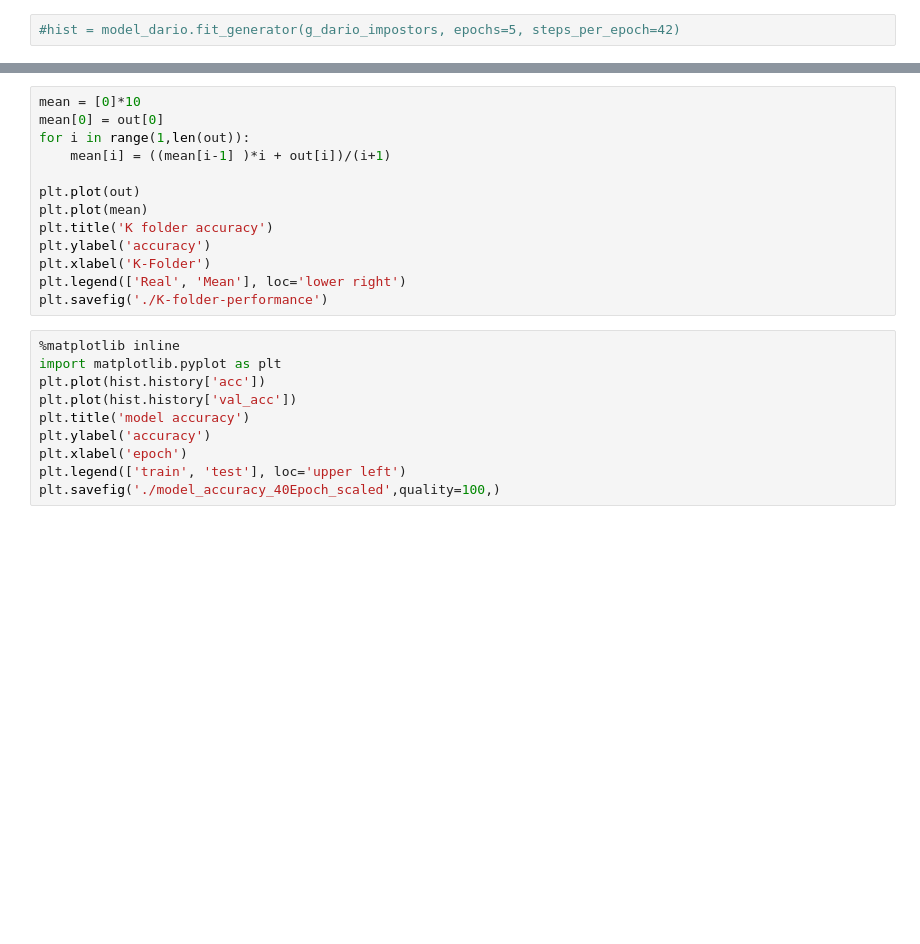
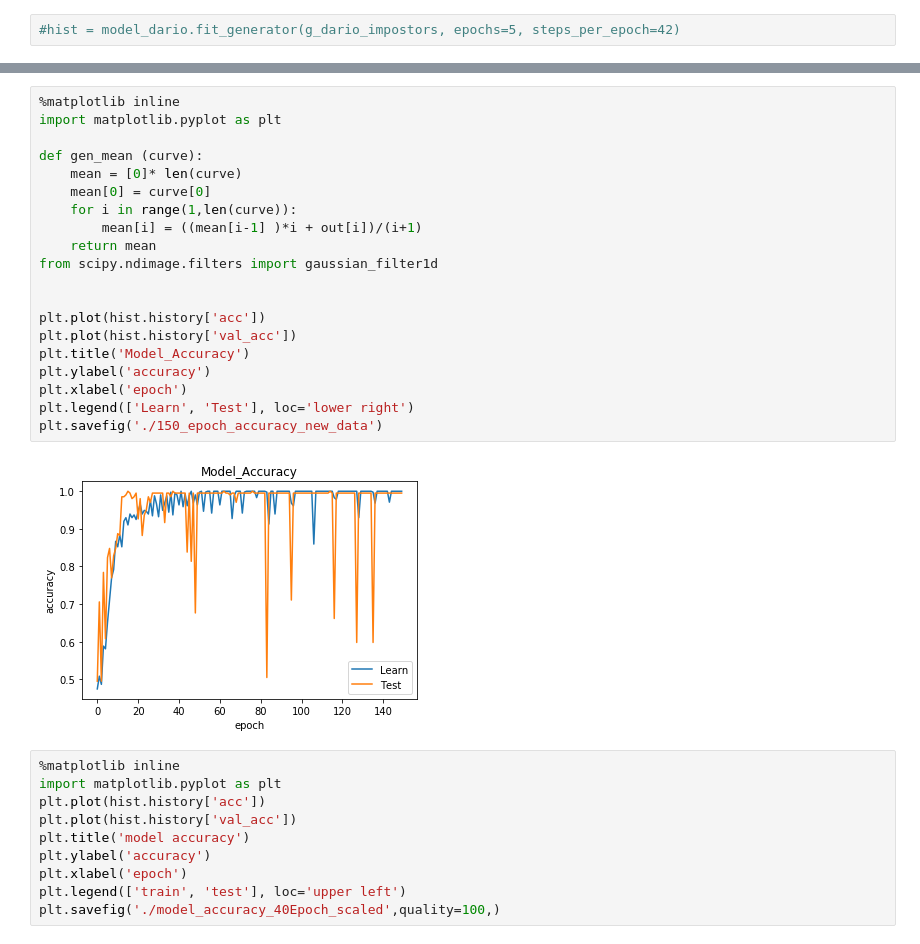
Before and after one commit to antoniomuso/PeterPen, a Jupyter notebook: LSTM/lstm_dropout.ipynb, the cells around one changed output, grey strips where cells are left out. Drawn from its saved outputs; the diff is of its cells as text; blank space fills up the shorter version.

Commit message:
Aggiunto nuovo codice e salvato modello di Dario ottimale

```diff
--- a/LSTM/lstm_dropout.ipynb
+++ b/LSTM/lstm_dropout.ipynb
@@ -149,16 +167,25 @@ Epoch 150/150
 # %%
-mean = [0]*10
-mean[0] = out[0]
-for i in range(1,len(out)):
-    mean[i] = ((mean[i-1] )*i + out[i])/(i+1)
+%matplotlib inline
+import matplotlib.pyplot as plt
 
-plt.plot(out)
-plt.plot(mean)
-plt.title('K folder accuracy')
+def gen_mean (curve):
+    mean = [0]* len(curve)
+    mean[0] = curve[0]
+    for i in range(1,len(curve)):
+        mean[i] = ((mean[i-1] )*i + out[i])/(i+1)
+    return mean
+from scipy.ndimage.filters import gaussian_filter1d
+
+
+plt.plot(hist.history['acc'])
+plt.plot(hist.history['val_acc'])
+plt.title('Model_Accuracy')
 plt.ylabel('accuracy')
-plt.xlabel('K-Folder')
-plt.legend(['Real', 'Mean'], loc='lower right')
-plt.savefig('./K-folder-performance')
+plt.xlabel('epoch')
+plt.legend(['Learn', 'Test'], loc='lower right')
+plt.savefig('./150_epoch_accuracy_new_data')
+# %% [output]
+[figure, added]
 # %%
 %matplotlib inline
 import matplotlib.pyplot as plt
```
Also changed, not shown: parts of 5 cells of this notebook, 2 other files.
